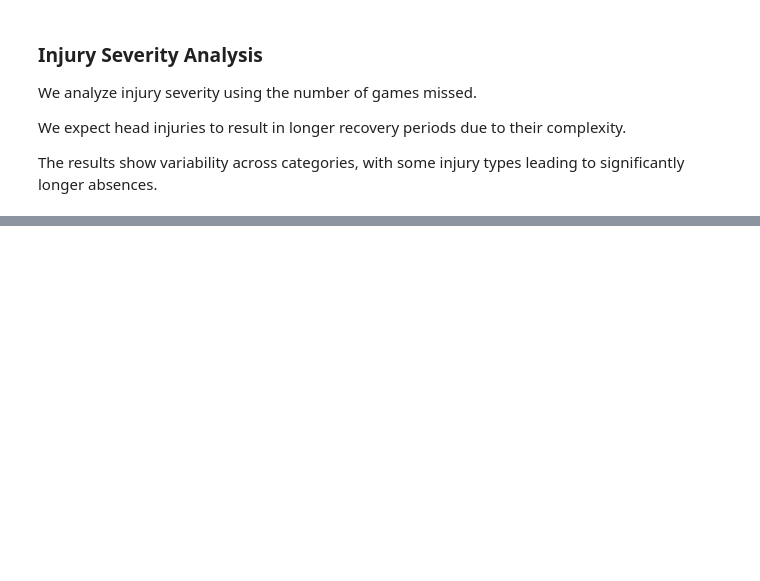
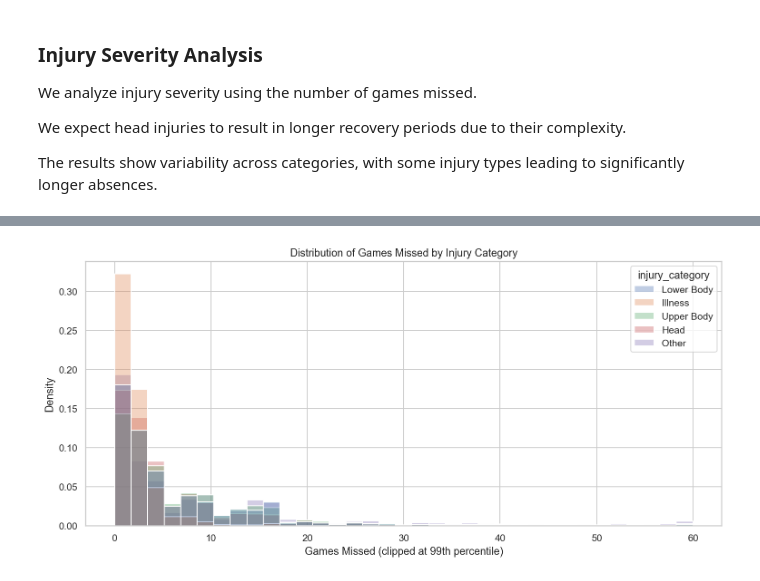
Before and after one commit to PlamenPlamenovStanchev/Data-Science-Final-s-Project, a Jupyter notebook: notebooks/02_analysis.ipynb, the cells around one changed output, grey strips where cells are left out. Cells and saved outputs as stored; diff of their text form; code cells hidden in the pictures; blank space fills up the shorter version.

```diff
--- a/notebooks/02_analysis.ipynb
+++ b/notebooks/02_analysis.ipynb
@@ -202,0 +271,28 @@ The results show variability across categories, with some injury types leading t
+# %%
+severity_df = df.copy()
+severity_df["games_missed"] = pd.to_numeric(severity_df["games_missed"], errors="coerce")
+severity_df = severity_df[
+    severity_df["games_missed"].notna()
+    & ~severity_df["injury_category"].isin(["Rest/Non-injury", "Unknown"])
+].copy()
+p99_games_missed = severity_df["games_missed"].quantile(0.99)
+severity_plot_df = severity_df[severity_df["games_missed"] <= p99_games_missed]
+
+plt.figure(figsize=(11, 5.2))
+sns.histplot(
+    data=severity_plot_df,
+    x="games_missed",
+    hue="injury_category",
+    bins=35,
+    multiple="layer",
+    stat="density",
+    common_norm=False,
+    alpha=0.35
+)
+plt.title("Distribution of Games Missed by Injury Category")
+plt.xlabel("Games Missed (clipped at 99th percentile)")
+plt.ylabel("Density")
+plt.tight_layout()
+plt.show()
+# %% [output]
+[figure, added]
```
Also changed, not shown: parts of 13 cells of this notebook.
